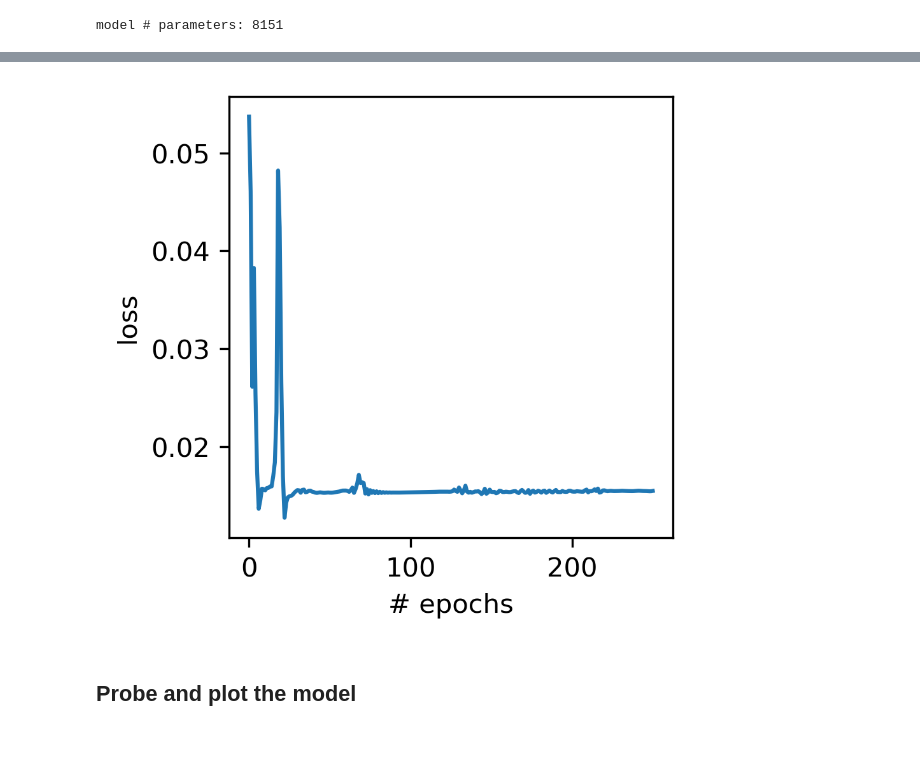
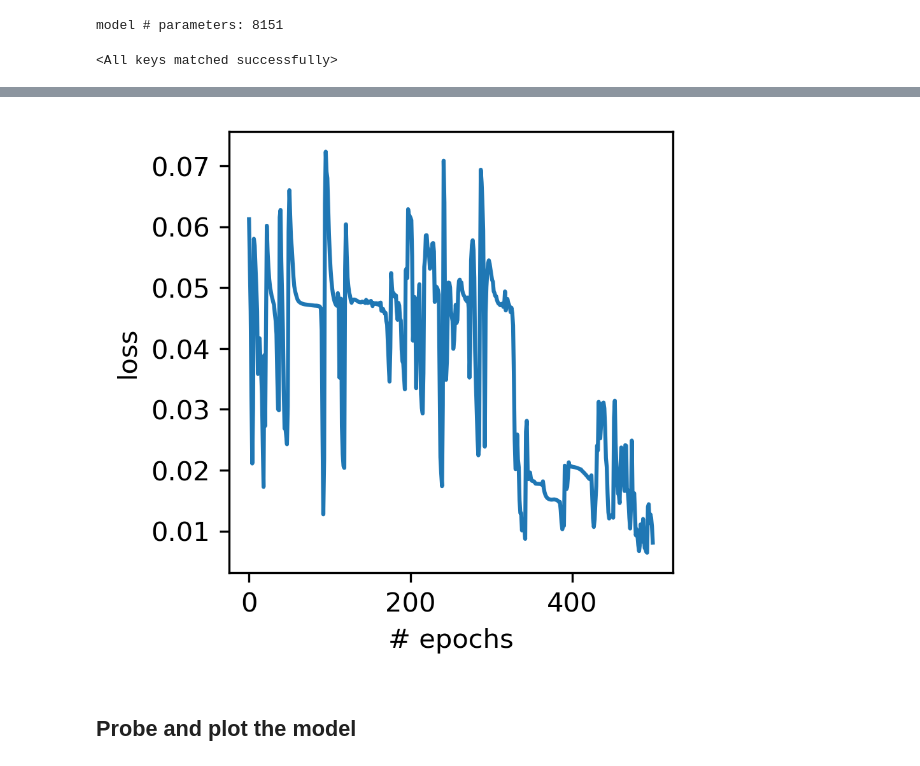
Before and after one commit to avg-bitsian/distributional-td-with-episodes, a Jupyter notebook: main_notebook.ipynb, the cells around one changed output, grey strips where cells are left out. Saved outputs shown, nothing was run; the diff lists cells and outputs as text; code cells hidden in the pictures.

```diff
--- a/main_notebook.ipynb
+++ b/main_notebook.ipynb
@@ -51,11 +51,11 @@ print('model # parameters: {}'.format(model.n_parameters()))
 model # parameters: 8151
 # %%
 # specifying the training parameters
-epochs = 250
+epochs = 500
 batch_size = 12
 learning_rate = 0.003
-alpha_plus = 0.04       #learning rate for positive errors
-alpha_minus = 0.06      #learning rate for negative errors
+alpha_plus = 0.09       #learning rate for positive errors
+alpha_minus = 0.01      #learning rate for negative errors
 # alpha_minus = 1
 # alpha_plus = 1
 
@@ -65,24 +65,28 @@ alpha_plus_str = str(alpha_plus).replace('.', '').replace('0', '', 1)
 alpha_minus_str = str(alpha_minus).replace('.', '').replace('0', '', 1)
 model_name = f"(+{alpha_plus_str})(-{alpha_minus_str})_with_{epochs}epochs"
 
-save_model = True
-path_to_models = '<your_path_here>' + str(reward_sizes) + '/'
+save_model = False
+path_to_models = 'C:/Users/Asus/Desktop/distributional-td-learning_2/model_weights/reward_size=' + str(reward_sizes) + '/'
+# %%
+model.load_state_dict(torch.load(path_to_models + '(+0.03)(-0.07).pt'))
+# %% [output]
+<All keys matched successfully>
 # %%
-if save_model:
-    scores, other_scores, weights = train_model(model, dataloader,
-                                                epochs=epochs,
-                                                optimizer='SGD',
-                                                lr=learning_rate,
-                                                alpha_plus = alpha_plus,
-                                                alpha_minus = alpha_minus,
-                                                print_every=25,
-                                                use_weights='final')
+# if save_model:
+scores, other_scores, weights = train_model(model, dataloader,
+                                            epochs=epochs,
+                                            optimizer='SGD',
+                                            lr=learning_rate,
+                                            alpha_plus = alpha_plus,
+                                            alpha_minus = alpha_minus,
+                                            print_every=25,
+                                            use_weights='final')
 
-    plt.figure(figsize=(3,3), dpi=300), plt.plot(scores), plt.xlabel('# epochs'), plt.ylabel('loss')
-    plt.savefig(path_to_models + model_name + "_loss", bbox_inches='tight')
-    plt.show()
-    torch.save(model.state_dict(), path_to_models + model_name + '_weights.pt')
+plt.figure(figsize=(3,3), dpi=300), plt.plot(scores), plt.xlabel('# epochs'), plt.ylabel('loss')
+plt.savefig(path_to_models + model_name + "_loss", bbox_inches='tight')
+plt.show()
+torch.save(model.state_dict(), path_to_models + model_name + '_weights_new.pt')
 
-else:
-    model.load_state_dict(torch.load(path_to_models + model_name + '_weights.pt'))
+# else:
+    # model.load_state_dict(torch.load(path_to_models + model_name + '_weights.pt'))
 # %% [output]
@@ -101,4 +110,4 @@ Done! Best loss: 0.012713956336180368
-[figure, old version]
+[figure, new version]
 # %% [markdown]
 ## Probe and plot the model
 # %%
```
Also changed, not shown: parts of 7 cells of this notebook.
